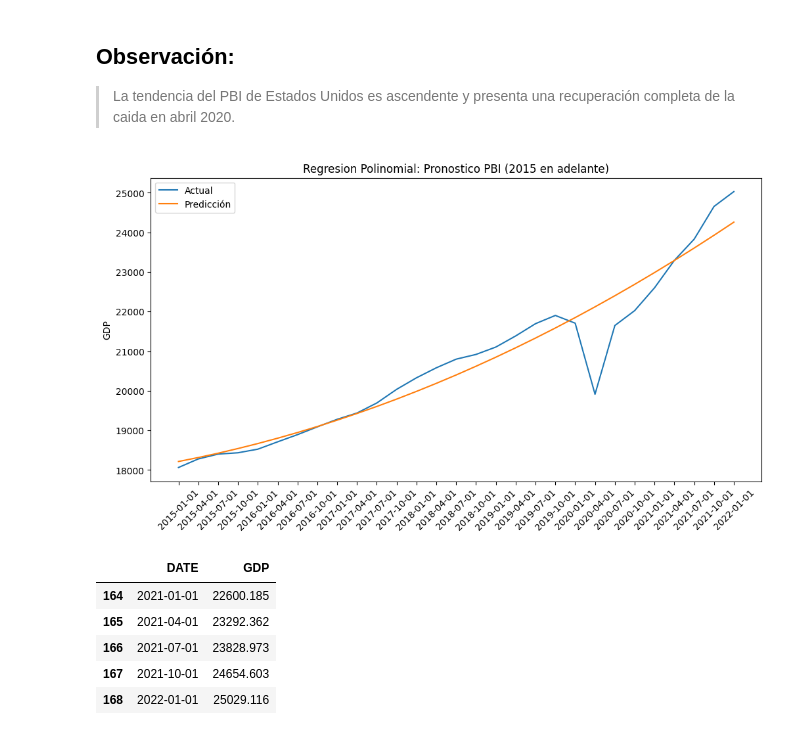
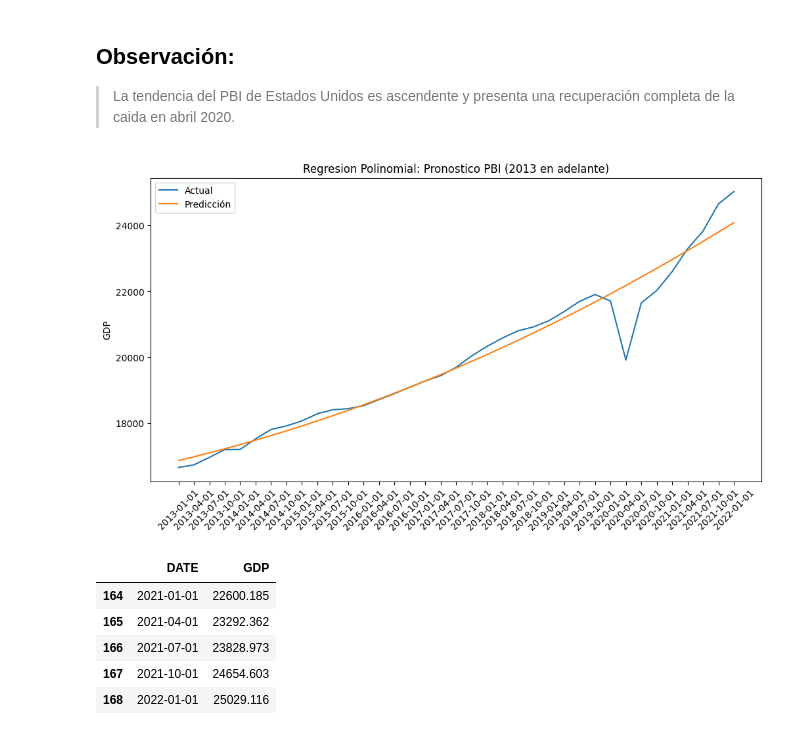
Before and after one commit to MRCSIBR/PF_GRUPO, a Jupyter notebook: AnalisisMacro/notebook.ipynb, the cells around one changed output. Cells and saved outputs as stored; diff of their text form; code cells hidden in the pictures.

```diff
--- a/AnalisisMacro/notebook.ipynb
+++ b/AnalisisMacro/notebook.ipynb
@@ -293,43 +279,41 @@ fig.show()
 # %%
 import numpy as np
 import pandas as pd
 import matplotlib.pyplot as plt
 
 
 gdp = pd.read_csv('GDP.csv')
 
-# Filtrar data desde el año 2015 hacia adelante
-gdp = gdp[gdp['DATE'] >= '2015-01-01']
+gdp = gdp[gdp['DATE'] >= '2013-01-01']            # Filtrar data desde el año 2013 hacia adelante
 
-# Extracting the necessary columns
-date = gdp['DATE']
+date = gdp['DATE']                                # Extraer columnas necesarias
 gdp_values = gdp['GDP']
 
-# Modelo de Regresion Polinomial
+
+# ---- Modelo de Regresion Polinomial ----
 degree = 2
 coefficients = np.polyfit(range(len(date)), gdp_values, degree)
-polynomial = np.poly1d(coefficients)
+polynomial = np.poly1d(coefficients)              # Ajuste polinomico de minimos cuadrados ver: help(np.polyfit)
 
-# Generatindo los valores de prediccion
-predicted_values = polynomial(range(len(date)))
+predicted_values = polynomial(range(len(date)))   # Generando los valores de predicción
 
 
-# Plotear graficos
+# ---- Plotear graficos ----
 plt.figure(figsize=(12, 6))
 
 plt.plot(date, gdp_values, label='Actual')
 plt.plot(date, predicted_values, label='Predicción')
 
 plt.xlabel('')
 plt.ylabel('GDP')
 
-plt.title('Regresion Polinomial: Pronostico PBI (2015 en adelante)')
+plt.title('Regresion Polinomial: Pronostico PBI (2013 en adelante)')
 plt.legend()
 plt.xticks(rotation=45)
 
 plt.show()
 # %% [output]
-[figure, old version]
+[figure, new version]
 # %%
 gdp.tail()
 # %% [output]
```
Also changed, not shown: parts of 7 cells of this notebook.
